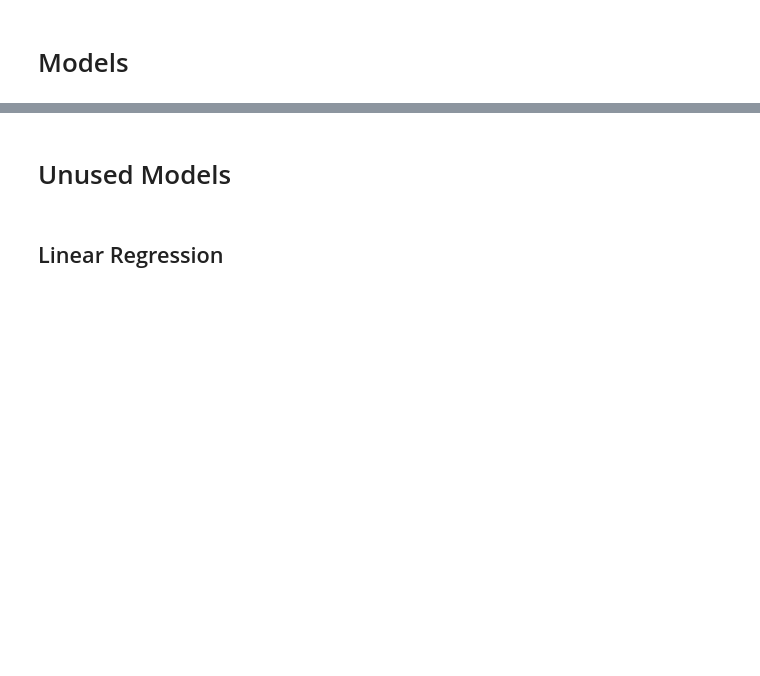
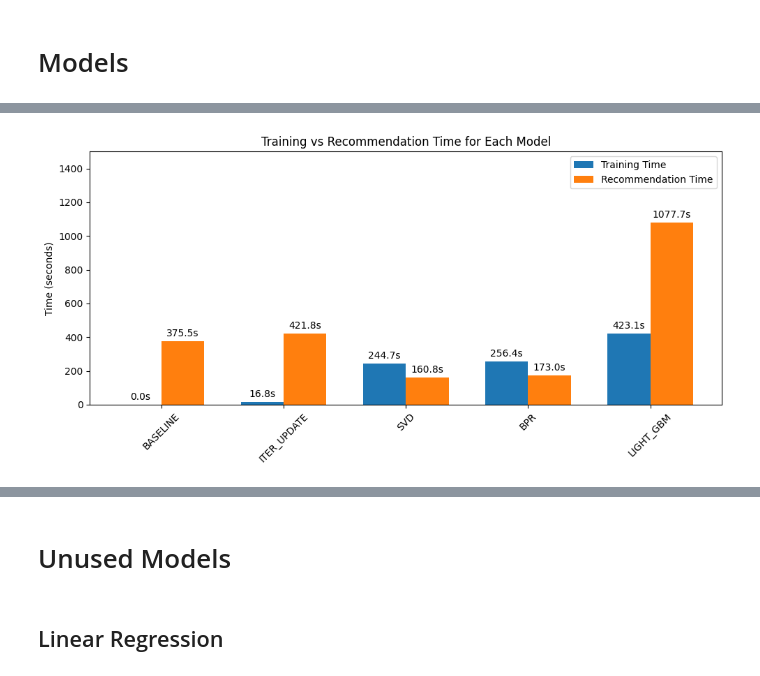
Before and after one commit to asaladi/CSE158_Assignment2, a Jupyter notebook: workbook.ipynb, the cells around one changed output, grey strips where cells are left out. Saved outputs shown, nothing was run; the diff lists cells and outputs as text; code cells hidden in the pictures; blank space fills up the shorter version.

```diff
--- a/workbook.ipynb
+++ b/workbook.ipynb
@@ -858,0 +1431,42 @@ save_likes(HIDDEN_LIKES_BPR_DATA_FNAME, users_hidden_likes)
+# %%
+# Add BPR training time to LightGBM training time (since LightGBM uses BPR embeddings)
+train_time["LIGHT_GBM"] += train_time["BPR"]
+
+# List of models in the desired order
+models = ["BASELINE", "ITER_UPDATE", "SVD", "BPR", "LIGHT_GBM"]
+
+# Extract times for each model, using 0 if missing
+train_times = [train_time.get(m, 0) for m in models]
+rec_times   = [rec_time.get(m, 0) for m in models]
+
+# X-axis positions for each model
+x = np.arange(len(models))  # positions for models
+width = 0.35  # bar width
+
+fig, ax = plt.subplots(figsize=(10,5))
+
+# Plot two sets of bars side by side
+bars_train = ax.bar(x - width/2, train_times, width, label='Training Time')
+bars_rec   = ax.bar(x + width/2, rec_times, width, label='Recommendation Time')
+
+# Annotate bars with numeric values
+for bars in [bars_train, bars_rec]:
+    for bar in bars:
+        height = bar.get_height()
+        ax.annotate(f'{height:.1f}s',
+                    xy=(bar.get_x() + bar.get_width()/2, height),
+                    xytext=(0, 3),  # offset
+                    textcoords="offset points",
+                    ha='center', va='bottom')
+
+ax.set_ylabel('Time (seconds)')
+plt.ylim(0, 1500)
+ax.set_title('Training vs Recommendation Time for Each Model')
+ax.set_xticks(x)
+ax.set_xticklabels(models, rotation=45)
+ax.legend()
+plt.tight_layout()
+plt.savefig("times.png")
+plt.show()
+# %% [output]
+[figure, added]
```
Also changed, not shown: parts of 65 cells of this notebook, 2 other files.
